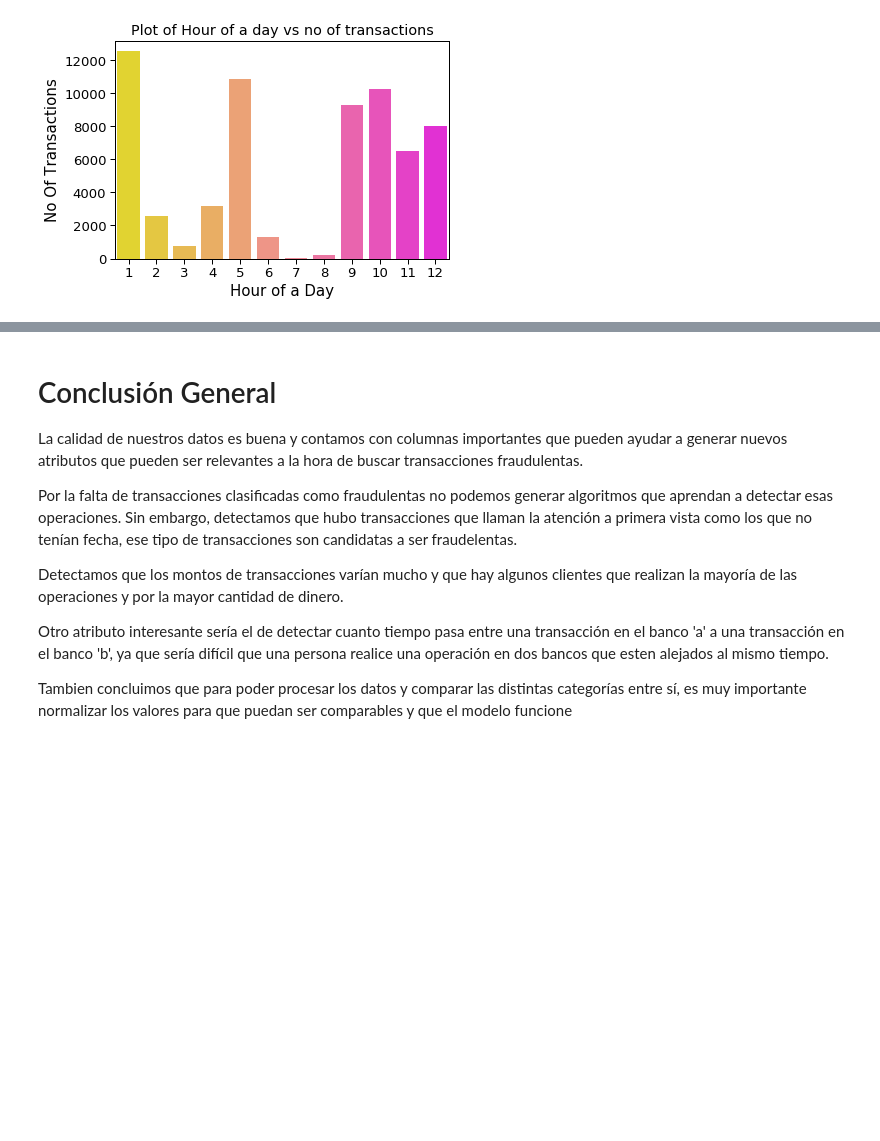
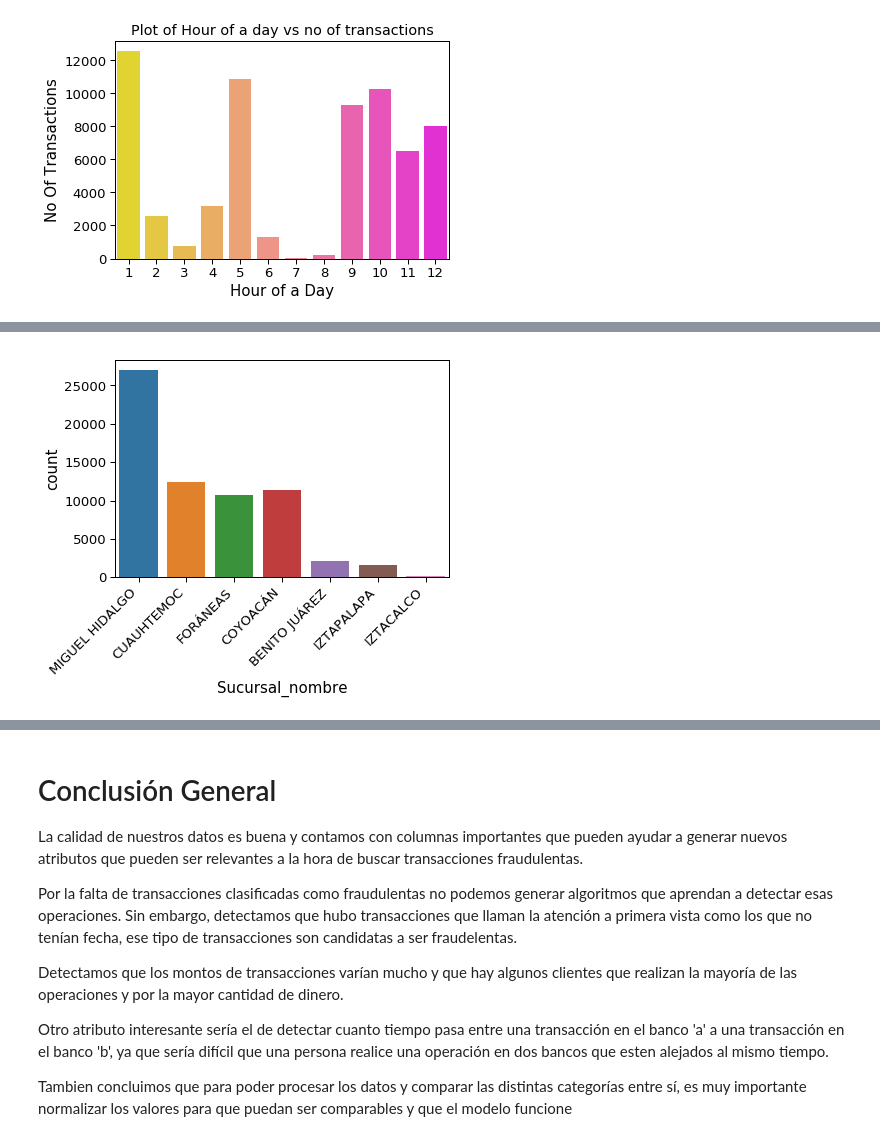
Before and after one commit to jcardon/credit_card_fraud_detection, a Jupyter notebook: credit_card_fraud_detection.ipynb, the cells around one changed output, grey strips where cells are left out. Drawn from its saved outputs; the diff is of its cells as text; code cells hidden in the pictures; blank space fills up the shorter version.

```diff
--- a/credit_card_fraud_detection.ipynb
+++ b/credit_card_fraud_detection.ipynb
@@ -801,0 +812,12 @@ Text(0, 0.5, 'No Of Transactions')
+# %%
+sucursal = df_time['Sucursal_nombre']
+ax = sns.countplot(
+    sucursal,
+)
+ax.set_xticklabels(
+    ax.get_xticklabels(),
+    rotation=45,
+    horizontalalignment='right'
+);
+# %% [output]
+[figure, added]
```
Also changed, not shown: parts of 8 cells of this notebook.
